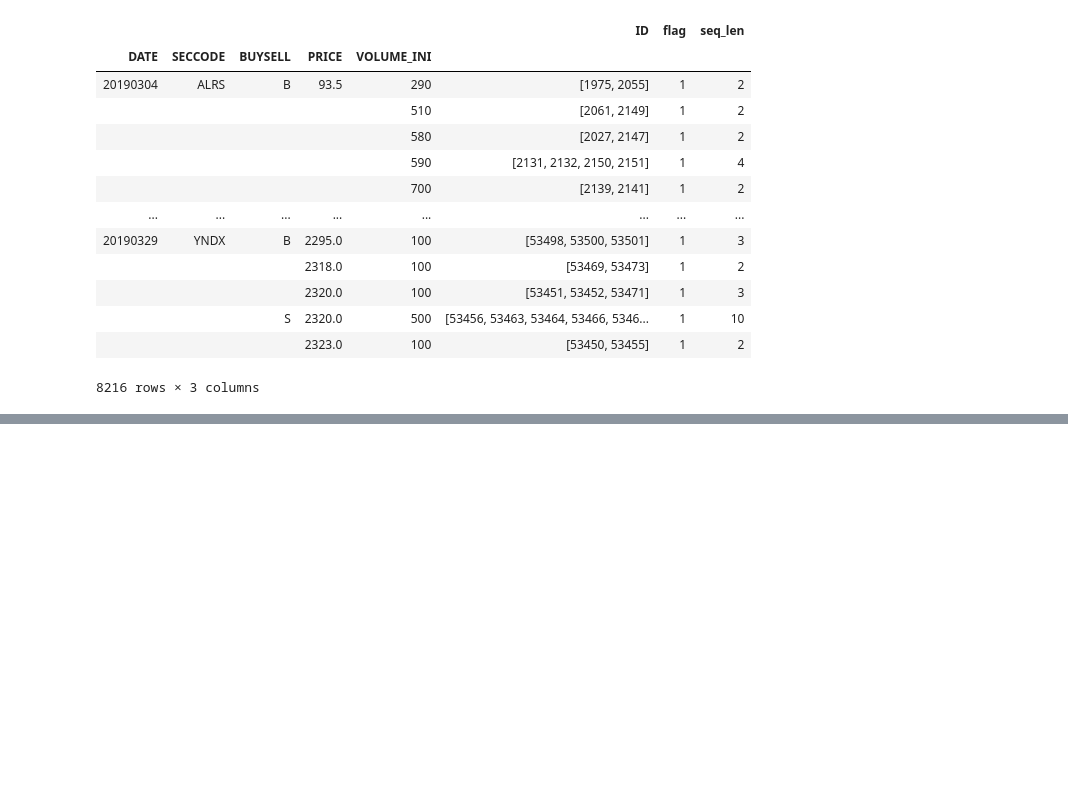
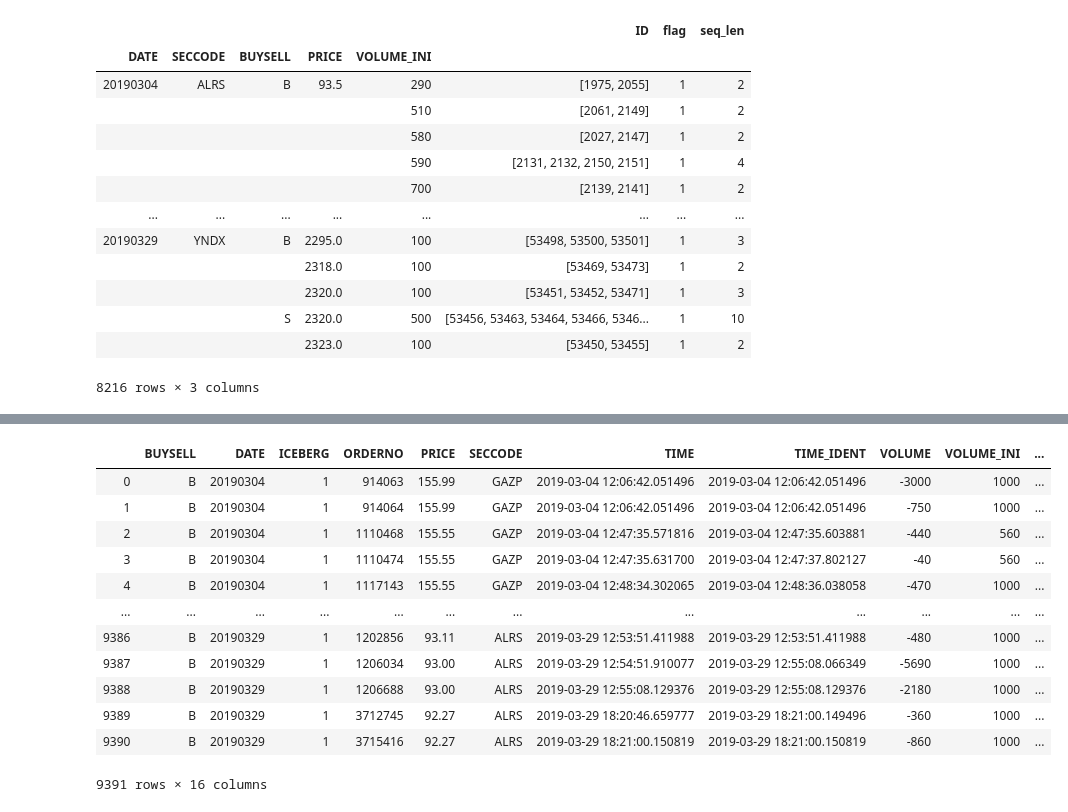
Before and after one commit to katya-luzina/master_thesis, a Jupyter notebook: определение цепочки айсберг-заявок .ipynb, the cells around one changed output, grey strips where cells are left out. Drawn from its saved outputs; the diff is of its cells as text; code cells hidden in the pictures; blank space fills up the shorter version.

```diff
--- a/определение цепочки айсберг-заявок .ipynb
+++ b/определение цепочки айсберг-заявок .ipynb
@@ -377,0 +315,7 @@ chain
+# %%
+%%time
+# группируем айсберг-заявки из датафрейма a по GROUP_ID и Path_numb
+# for_big_ice - результаты группировки айсберг-заявок по идентификатору цепочки айсберг-заявок
+for_big_ice = a.groupby(['GROUP_ID','Path_numb'])['ID'].count()
+
+for_big_ice
@@ -377,0 +336,5 @@ chain
+# %%
+# преобразуем в датафрейм
+for_big_ice = pd.DataFrame(for_big_ice)
+
+for_big_ice
@@ -377,0 +356,6 @@ chain
+# %%
+# отбираем только те группы, в которые вошло больше 1 элемента
+# big_ice - список цепочек из for_big_ice, в состав которых вошло более одной айсберг-заявки
+big_ice = for_big_ice[for_big_ice.ID != 1]
+
+big_ice
@@ -377,0 +377,46 @@ chain
+# %%
+%%time
+# создаем новый датафрейм b на основании a, в который будут добавлены новые поля:
+# TOTAL_VOLUME - общий объем цепочки
+# VOLUME_LEFT - объем, который остался в айсберге после вскрытия текущего элемента цепочки айсберга
+
+b = []
+
+for i in range(len(big_ice)):
+
+    ind = big_ice.index[i][0] # инентификатор цепочки
+    test_2 = a.loc[(a.GROUP_ID == ind)] # датафрейм с айсберг-заявками, включенными в цепочку
+    sum_vol = 0
+
+    for j in range(len(test_2.ID)): # считаем общий объем цепочки
+
+        sum_vol = sum_vol + (test_2.VOLUME_INI.iloc[j] - test_2.VOLUME.iloc[j])
+
+    vol_left = sum_vol
+
+    for k in range(len(test_2.ID)): # считаем оставшийся объем цепочки
+
+        vol_left = vol_left - (test_2.VOLUME_INI.iloc[k] - test_2.VOLUME.iloc[k])
+        id =  test_2.ID.iloc[k] # ID элемента
+        string = a.index[a['ID'] == id][0] # индекс строки, в которой содержится элемент с таким ID
+
+        b.append({'BUYSELL': a.BUYSELL.iloc[string],
+                      'DATE': a.DATE.iloc[string],
+                      'ICEBERG': a.ICEBERG.iloc[string],
+                      'ORDERNO': a.ORDERNO.iloc[string],
+                      'PRICE': a.PRICE.iloc[string],
+                      'SECCODE': a.SECCODE.iloc[string],
+                      'TIME': a.TIME.iloc[string],
+                      'TIME_IDENT': a.TIME_IDENT.iloc[string],
+                      'VOLUME': a.VOLUME.iloc[string],
+                      'VOLUME_INI': a.VOLUME_INI.iloc[string],
+                      'DELTA': a.DELTA.iloc[string],
+                      'ID': a.ID.iloc[string],
+                      'GROUP_ID': a.GROUP_ID.iloc[string],
+                      'Path_numb':a.Path_numb.iloc[string],
+                      'TOTAL_VOLUME': sum_vol,
+                        'VOLUME_LEFT': vol_left })
+
+b = pd.DataFrame(b)
+b
+# %% [output]
@@ -377,0 +425,13 @@ chain
+|  | BUYSELL | DATE | ICEBERG | ORDERNO | PRICE | SECCODE | TIME | TIME_IDENT | VOLUME | VOLUME_INI | ... |
+| 0 | B | 20190304 | 1 | 914063 | 155.99 | GAZP | 2019-03-04 12:06:42.051496 | 2019-03-04 12:06:42.051496 | -3000 | 1000 | ... |
+| 1 | B | 20190304 | 1 | 914064 | 155.99 | GAZP | 2019-03-04 12:06:42.051496 | 2019-03-04 12:06:42.051496 | -750 | 1000 | ... |
+| 2 | B | 20190304 | 1 | 1110468 | 155.55 | GAZP | 2019-03-04 12:47:35.571816 | 2019-03-04 12:47:35.603881 | -440 | 560 | ... |
+| 3 | B | 20190304 | 1 | 1110474 | 155.55 | GAZP | 2019-03-04 12:47:35.631700 | 2019-03-04 12:47:37.802127 | -40 | 560 | ... |
+| 4 | B | 20190304 | 1 | 1117143 | 155.55 | GAZP | 2019-03-04 12:48:34.302065 | 2019-03-04 12:48:36.038058 | -470 | 1000 | ... |
+| ... | ... | ... | ... | ... | ... | ... | ... | ... | ... | ... | ... |
+| 9386 | B | 20190329 | 1 | 1202856 | 93.11 | ALRS | 2019-03-29 12:53:51.411988 | 2019-03-29 12:53:51.411988 | -480 | 1000 | ... |
+| 9387 | B | 20190329 | 1 | 1206034 | 93.00 | ALRS | 2019-03-29 12:54:51.910077 | 2019-03-29 12:55:08.066349 | -5690 | 1000 | ... |
+| 9388 | B | 20190329 | 1 | 1206688 | 93.00 | ALRS | 2019-03-29 12:55:08.129376 | 2019-03-29 12:55:08.129376 | -2180 | 1000 | ... |
+| 9389 | B | 20190329 | 1 | 3712745 | 92.27 | ALRS | 2019-03-29 18:20:46.659777 | 2019-03-29 18:21:00.149496 | -360 | 1000 | ... |
+| 9390 | B | 20190329 | 1 | 3715416 | 92.27 | ALRS | 2019-03-29 18:21:00.150819 | 2019-03-29 18:21:00.150819 | -860 | 1000 | ... |
+9391 rows × 16 columns
```
Also changed, not shown: parts of 27 cells of this notebook.
